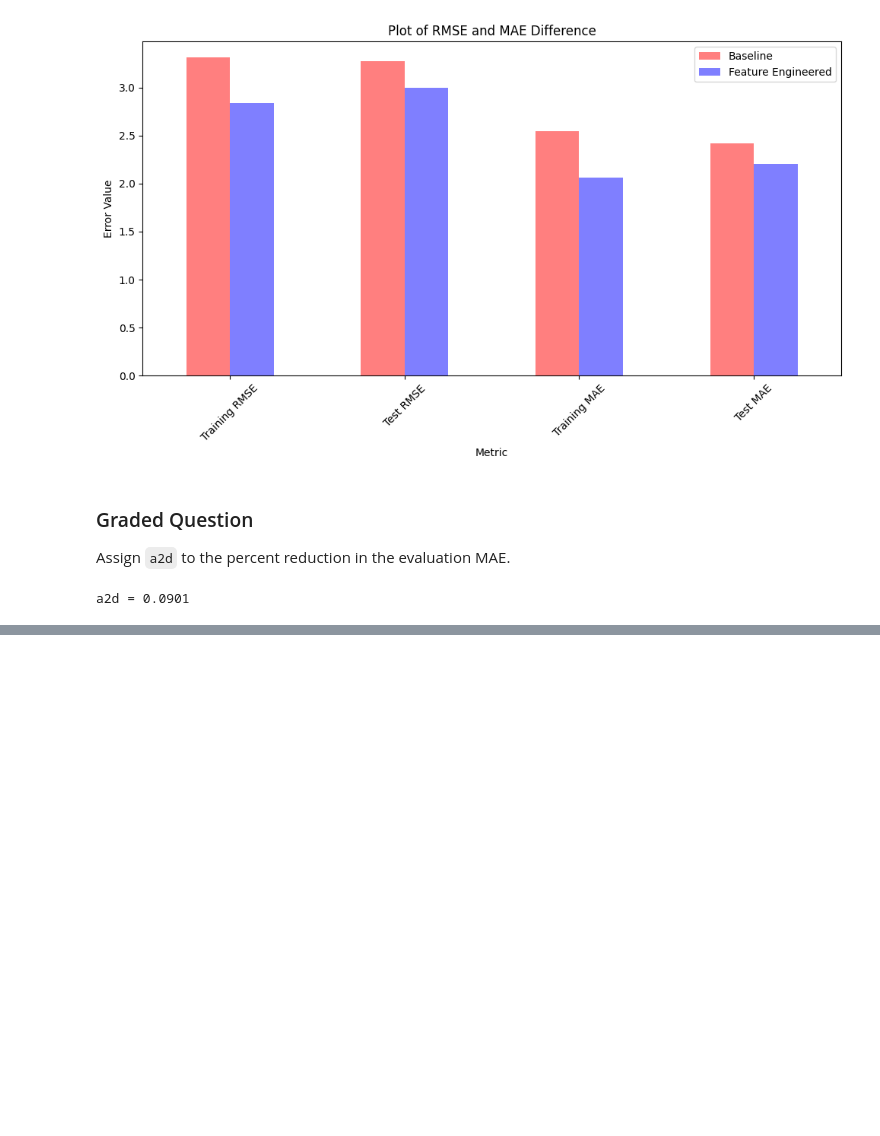
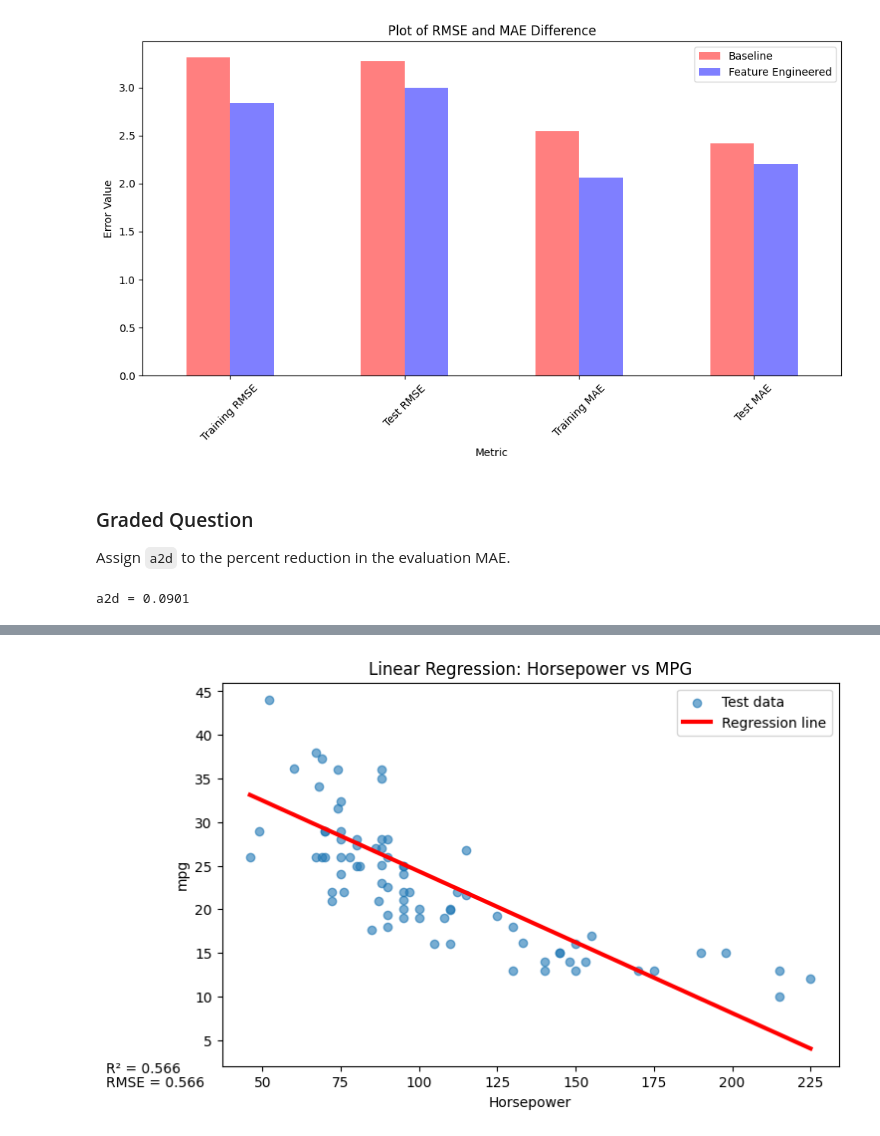
Before and after one commit to ckbaker78/Module-3-Assignments, a Jupyter notebook: Homework_03.ipynb, the cells around one changed output, grey strips where cells are left out. Cells and saved outputs as stored; diff of their text form; code cells hidden in the pictures; blank space fills up the shorter version.

```diff
--- a/Homework_03.ipynb
+++ b/Homework_03.ipynb
@@ -798,3 +810,17 @@ a2d = percent_reduction_test_MAE                      # Replace 0 with an expres
 print(f'a2d = {a2d:.4f}')
 # %% [output]
 a2d = 0.0901
+# %%
+model = LinearRegression()
+
+X = df_mpg_cleaned.drop(columns='mpg')
+y = df_mpg_cleaned['mpg']
+
+X_train, X_test, y_train, y_test = train_test_split(X,y, test_size=0.2, random_state=random_seed)
+
+model.fit(X_train, y_train)
+y_pred = model.predict(X_train)
+
+MAE_Standard_model = mean_absolute_error(y_train, y_pred)
+
+print(f'MAE_Standard_model: {MAE_Standard_model}')
@@ -800,0 +835,83 @@ a2d = 0.0901
+# %%
+from sklearn.metrics import root_mean_squared_error
+
+
+X = df_mpg_cleaned[['horsepower','displacement']]
+y = df_mpg_cleaned[['mpg']]
+
+
+def plot_regression(df,X,y):
+
+    for col in X.columns:
+
+        # Select one feature at a time
+
+        X_single = df[[col]]
+
+        # Train/test split for that one feature
+
+        X_train, X_test, y_train, y_test = train_test_split(
+
+            X_single,
+
+            y,
+
+            test_size=0.2,
+
+            random_state=random_seed
+
+        )
+
+        # Fit model
+
+        model = LinearRegression()
+
+        model.fit(X_train, y_train)
+
+        # Predict
+
+        y_pred = model.predict(X_test)
+
+        # Sort values so the regression line is smooth
+
+        order = X_test[col].argsort()
+
+        r2 = r2_score(y_test, y_pred)
+        root_mean_squared_error(y_test, y_pred)
+
+        # Plot
+
+        plt.figure(figsize=(8, 5))
+
+        plt.scatter(X_test[col], y_test, alpha=0.6, label='Test data')
+
+        plt.plot(
+
+            X_test[col].iloc[order],
+            y_pred[order],
+            linewidth=3,
+            label='Regression line',
+            color = 'red'
+
+        )
+
+        plt.text(
+        0.05, 0.95,
+        f"R² = {r2:.3f}",
+        verticalalignment='bottom')
+
+        plt.text(
+        0.05, 0.95,
+        f"RMSE = {r2:.3f}",
+        verticalalignment='top',
+    )
+        plt.xlabel(col.capitalize())
+        plt.ylabel('mpg')
+        plt.title(f'Linear Regression: {col.capitalize()} vs MPG')
+        plt.legend()
+        plt.show()
+
+
+plot_regression(df_mpg_cleaned,X,y)
+# %% [output]
+[figure, added]
```
Also changed, not shown: parts of 9 cells of this notebook, 1 other file.
